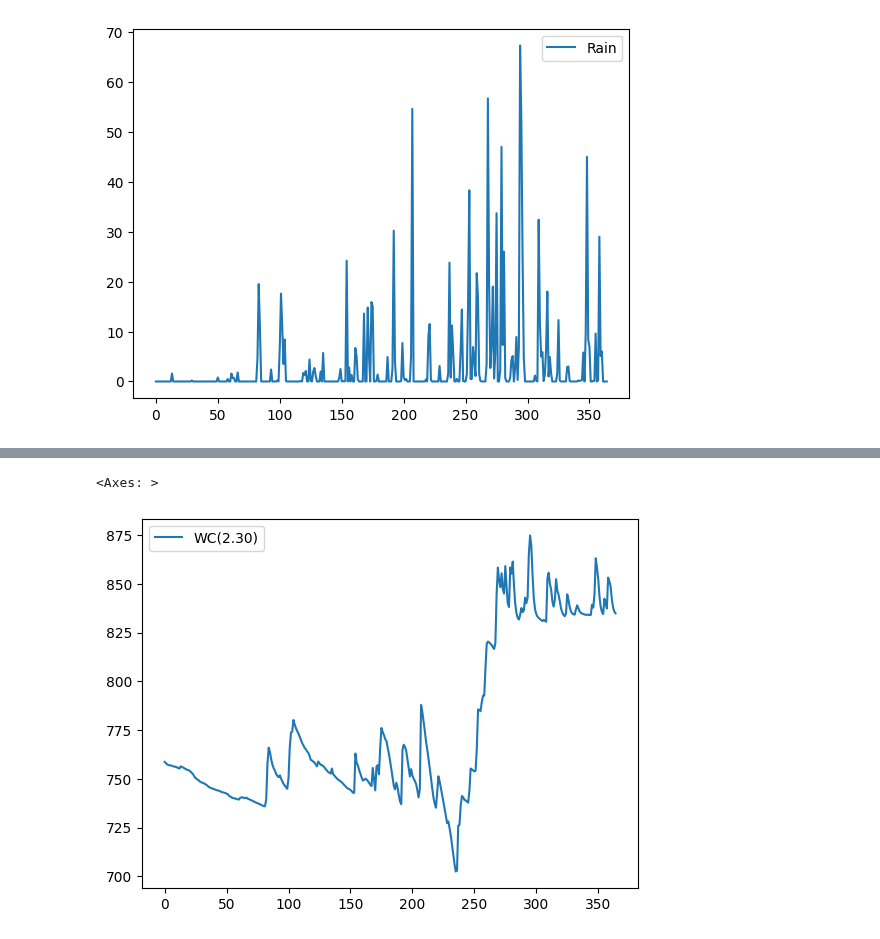
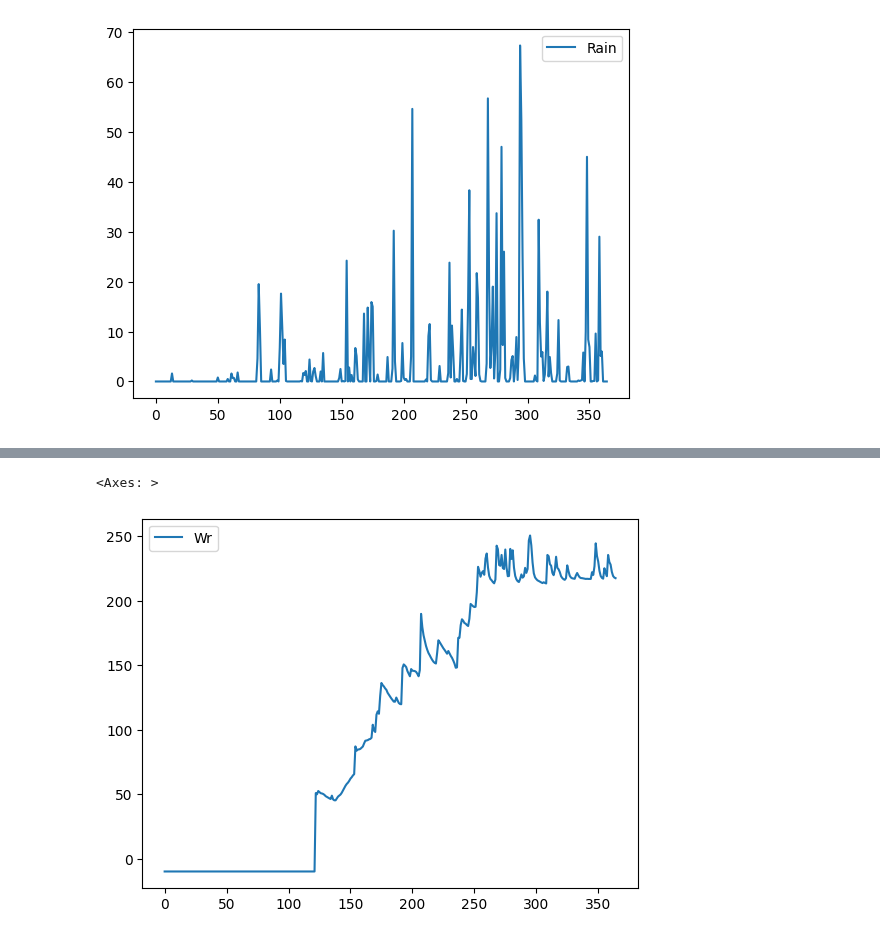
Before and after one commit to rokuk/aquacrop-slovenia, a Jupyter notebook: notebooks/exploration/Running Jablje.ipynb, the cells around one changed output, grey strips where cells are left out. Cells and saved outputs as stored; diff of their text form; code cells hidden in the pictures.

```diff
--- a/notebooks/exploration/Running Jablje.ipynb
+++ b/notebooks/exploration/Running Jablje.ipynb
@@ -191,8 +210,10 @@ results["day"].plot(y="WC01")
 # %%
-results["day"].plot(y="WC(2.30)")
+#results["day"].plot(y="WC(2.30)")
-# %% [output]
-<Axes: >
-[figure, removed]
+# %%
+results["day"].plot(y="Wr")
+# %% [output]
+<Axes: >
+[figure, added]
 # %%
 results["day"].plot(y="Biomass")
 # %% [output]
```
Also changed, not shown: parts of 24 cells of this notebook, 7 other files.
